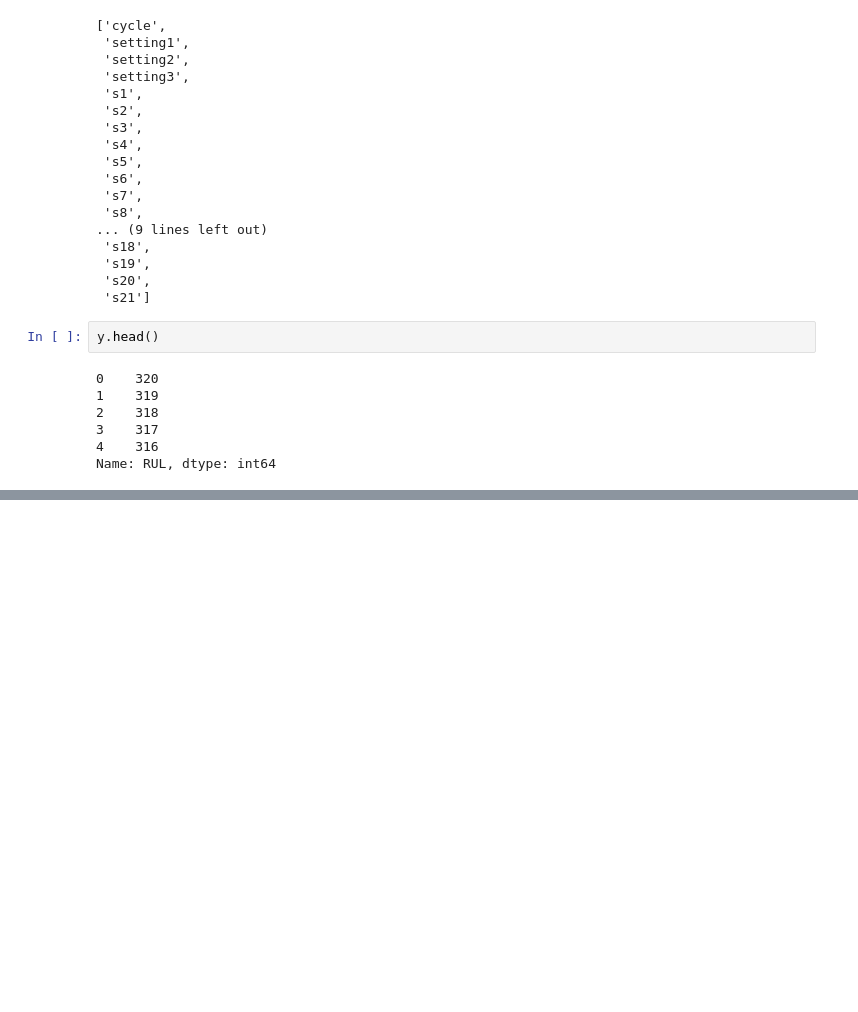
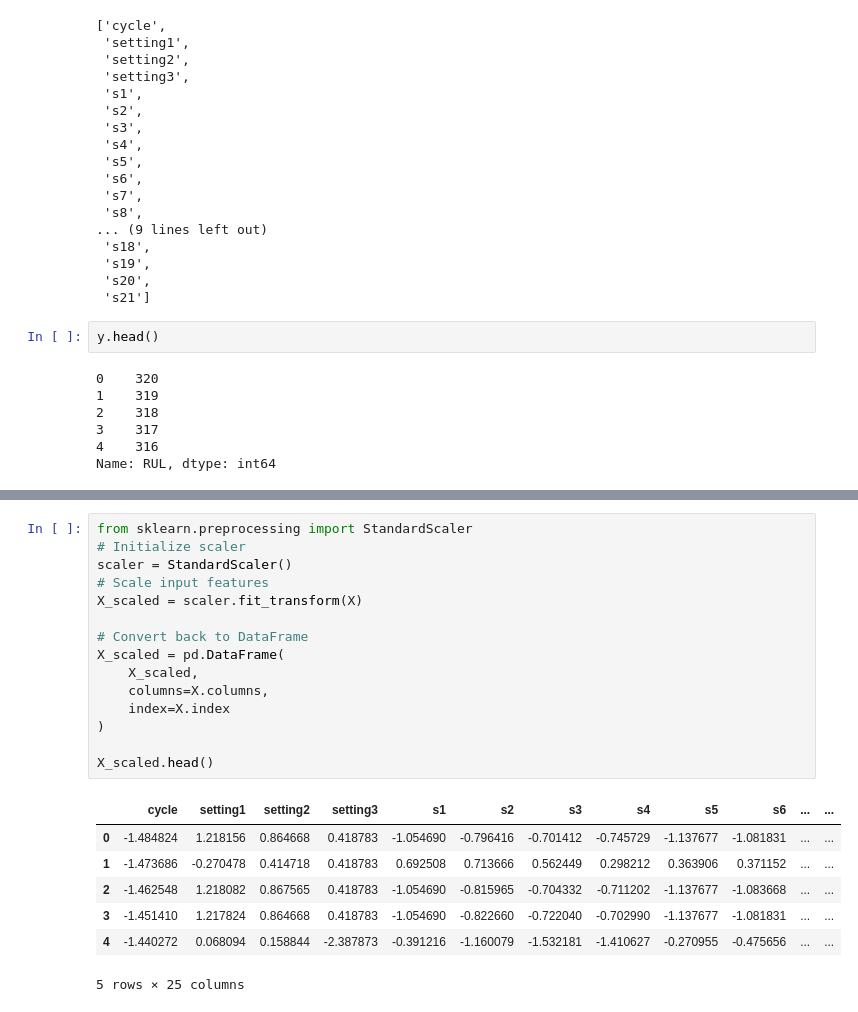
Before and after one commit to Priyojit1900/AIRCRAFT-MAINTANANCE-SYSTEM, a Jupyter notebook: notebook/02_Preprocessing.ipynb, the cells around one changed output, grey strips where cells are left out. Drawn from its saved outputs; the diff is of its cells as text; blank space fills up the shorter version.

```diff
--- a/notebook/02_Preprocessing.ipynb
+++ b/notebook/02_Preprocessing.ipynb
@@ -178,0 +444,23 @@ Variance analysis helps identify features with very low or zero variance, which
+# %%
+from sklearn.preprocessing import StandardScaler
+# Initialize scaler
+scaler = StandardScaler()
+# Scale input features
+X_scaled = scaler.fit_transform(X)
+
+# Convert back to DataFrame
+X_scaled = pd.DataFrame(
+    X_scaled,
+    columns=X.columns,
+    index=X.index
+)
+
+X_scaled.head()
+# %% [output]
+|  | cycle | setting1 | setting2 | setting3 | s1 | s2 | s3 | s4 | s5 | s6 | ... | ... |
+| 0 | -1.484824 | 1.218156 | 0.864668 | 0.418783 | -1.054690 | -0.796416 | -0.701412 | -0.745729 | -1.137677 | -1.081831 | ... | ... |
+| 1 | -1.473686 | -0.270478 | 0.414718 | 0.418783 | 0.692508 | 0.713666 | 0.562449 | 0.298212 | 0.363906 | 0.371152 | ... | ... |
+| 2 | -1.462548 | 1.218082 | 0.867565 | 0.418783 | -1.054690 | -0.815965 | -0.704332 | -0.711202 | -1.137677 | -1.083668 | ... | ... |
+| 3 | -1.451410 | 1.217824 | 0.864668 | 0.418783 | -1.054690 | -0.822660 | -0.722040 | -0.702990 | -1.137677 | -1.081831 | ... | ... |
+| 4 | -1.440272 | 0.068094 | 0.158844 | -2.387873 | -0.391216 | -1.160079 | -1.532181 | -1.410627 | -0.270955 | -0.475656 | ... | ... |
+5 rows × 25 columns
```
Also changed, not shown: parts of 22 cells of this notebook, 2 other files.
